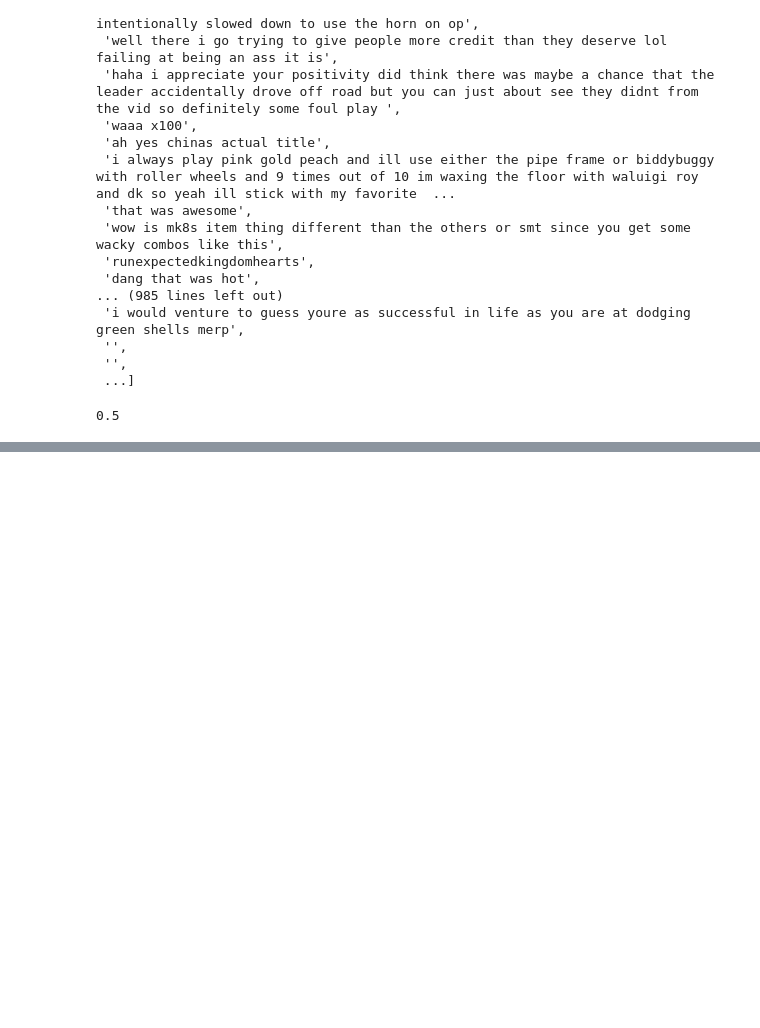
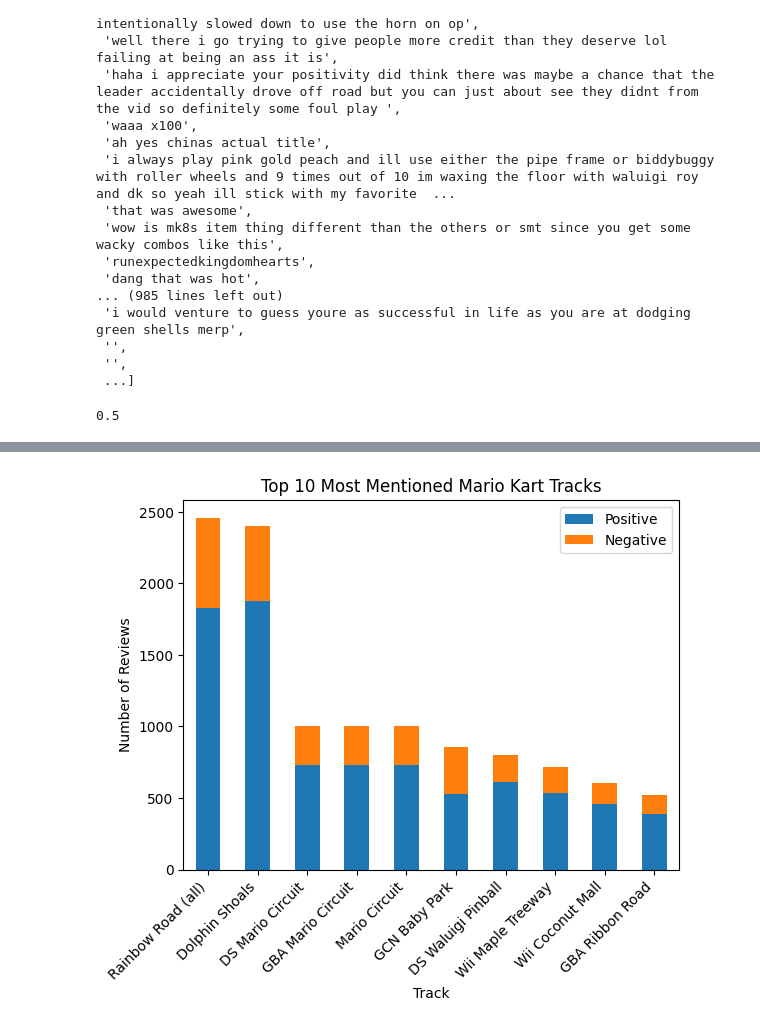
Before and after one commit to EAbbenhuis/NLProject, a Jupyter notebook: oefen.ipynb, the cells around one changed output, grey strips where cells are left out. Saved outputs shown, nothing was run; the diff lists cells and outputs as text; code cells hidden in the pictures; blank space fills up the shorter version.

Commit message:
added code graphs

```diff
--- a/oefen.ipynb
+++ b/oefen.ipynb
@@ -198,0 +232,28 @@ ebbe = 5
+# %%
+import pandas as pd
+import matplotlib.pyplot as plt
+
+def plot_top_10_stacked_bar(track_reviews):
+    # Convert the dictionary to a DataFrame
+    df = pd.DataFrame.from_dict(track_reviews, orient='index', columns=['Positive', 'Negative'])
+
+    # Calculate the total reviews (positive + negative) and sort
+    df['Total'] = df['Positive'] + df['Negative']
+    df_sorted = df.sort_values(by='Total', ascending=False).head(10)
+
+    # Plotting
+    fig, ax = plt.subplots()
+    df_sorted[['Positive', 'Negative']].plot(kind='bar', stacked=True, ax=ax)
+    ax.set_title('Top 10 Most Mentioned Mario Kart Tracks')
+    ax.set_xlabel('Track')
+    ax.set_ylabel('Number of Reviews')
+    plt.xticks(rotation=45, ha='right')
+    plt.show()
+
+# Example usage
+# track_reviews = {'Track1': (5, 3), 'Track2': (8, 2), ... }
+# plot_top_10_stacked_bar(track_reviews)
+# %%
+plot_top_10_stacked_bar(track_sentiment_counts)
+# %% [output]
+[figure, added]
```
Also changed, not shown: parts of 7 cells of this notebook, 3 other files.
